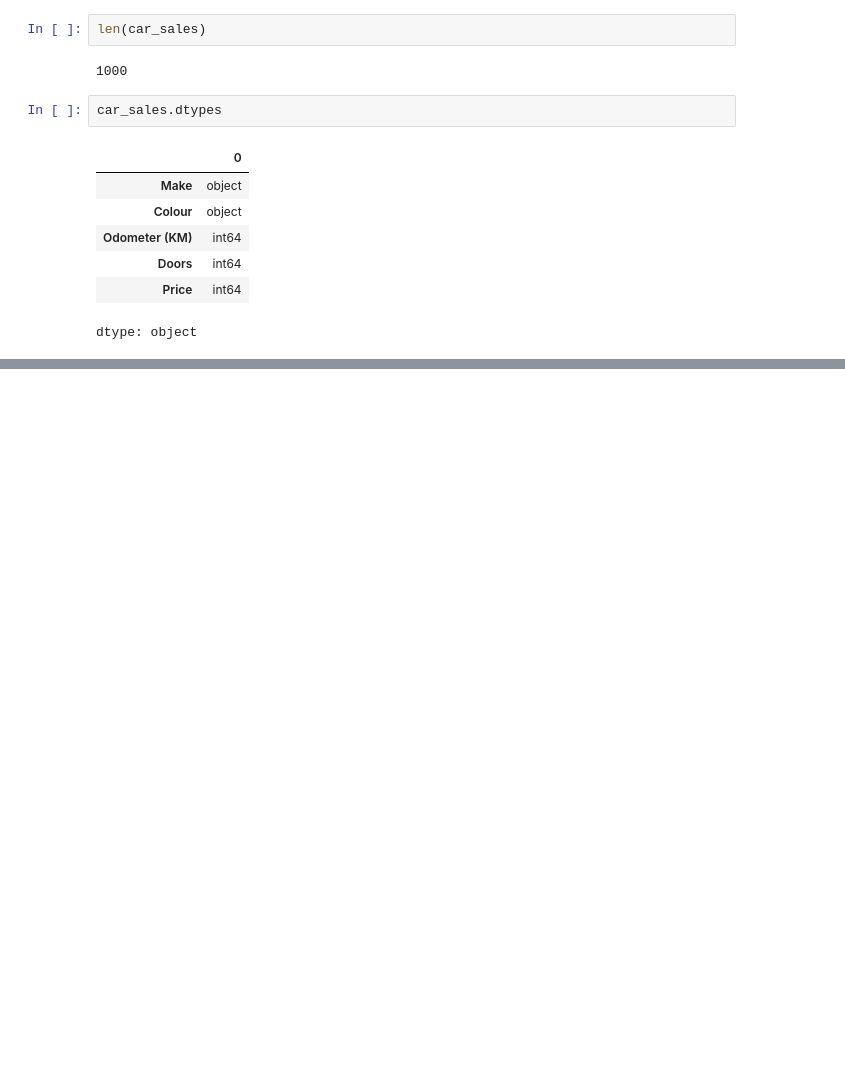
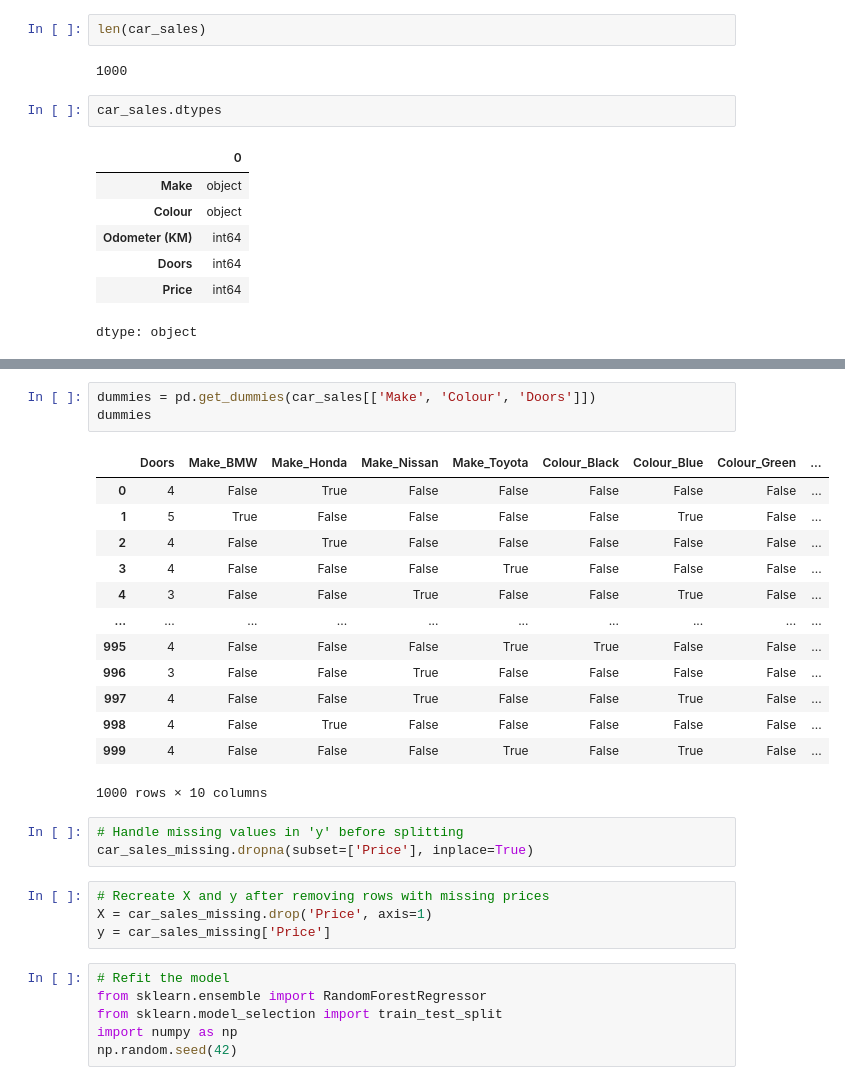
Before and after one commit to ruudtje21/html-portofolio, a Jupyter notebook: Introducing_to_scikit_learn_2.ipynb, the cells around one changed output, grey strips where cells are left out. Saved outputs shown, nothing was run; the diff lists cells and outputs as text; blank space fills up the shorter version.

```diff
--- a/Introducing_to_scikit_learn_2.ipynb
+++ b/Introducing_to_scikit_learn_2.ipynb
@@ -140,0 +162,30 @@ dtype: object
+# %%
+dummies = pd.get_dummies(car_sales[['Make', 'Colour', 'Doors']])
+dummies
+# %% [output]
+|  | Doors | Make_BMW | Make_Honda | Make_Nissan | Make_Toyota | Colour_Black | Colour_Blue | Colour_Green | ... |
+| 0 | 4 | False | True | False | False | False | False | False | ... |
+| 1 | 5 | True | False | False | False | False | True | False | ... |
+| 2 | 4 | False | True | False | False | False | False | False | ... |
+| 3 | 4 | False | False | False | True | False | False | False | ... |
+| 4 | 3 | False | False | True | False | False | True | False | ... |
+| ... | ... | ... | ... | ... | ... | ... | ... | ... | ... |
+| 995 | 4 | False | False | False | True | True | False | False | ... |
+| 996 | 3 | False | False | True | False | False | False | False | ... |
+| 997 | 4 | False | False | True | False | False | True | False | ... |
+| 998 | 4 | False | True | False | False | False | False | False | ... |
+| 999 | 4 | False | False | False | True | False | True | False | ... |
+1000 rows × 10 columns
+# %%
+# Handle missing values in 'y' before splitting
+car_sales_missing.dropna(subset=['Price'], inplace=True)
+# %%
+# Recreate X and y after removing rows with missing prices
+X = car_sales_missing.drop('Price', axis=1)
+y = car_sales_missing['Price']
+# %%
+# Refit the model
+from sklearn.ensemble import RandomForestRegressor
+from sklearn.model_selection import train_test_split
+import numpy as np
+np.random.seed(42)
```
Also changed, not shown: parts of 15 cells of this notebook.
